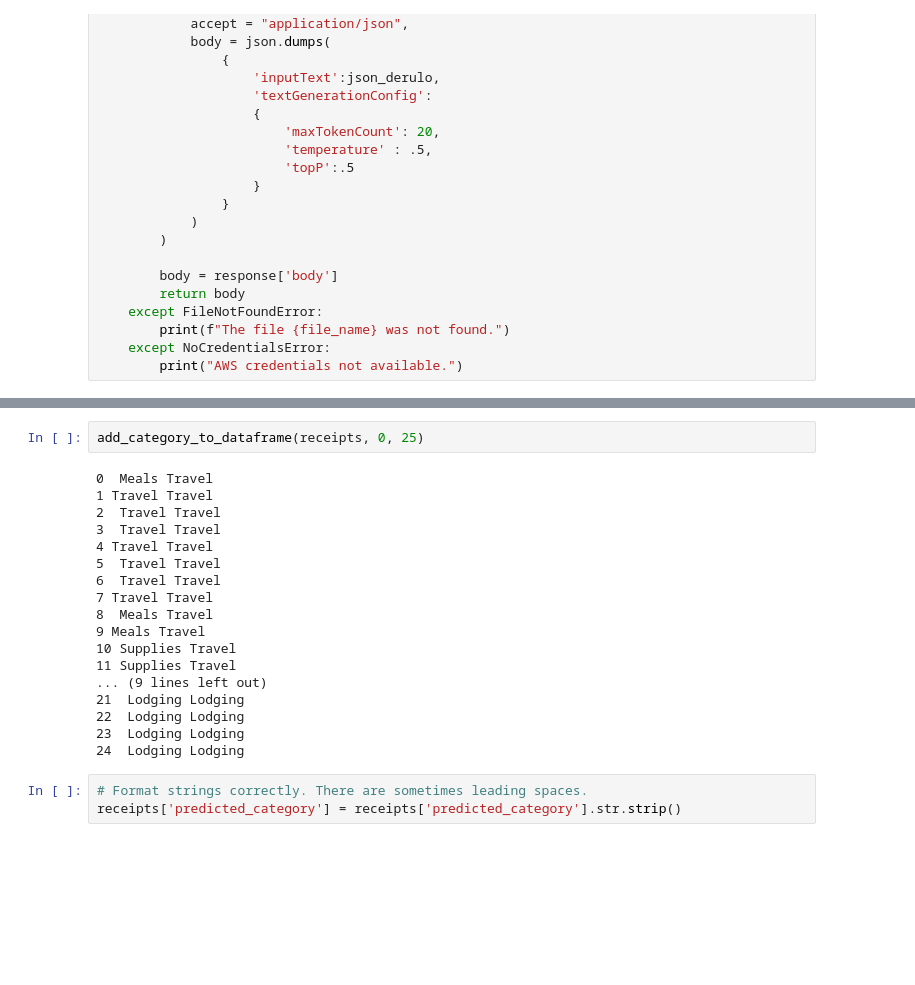
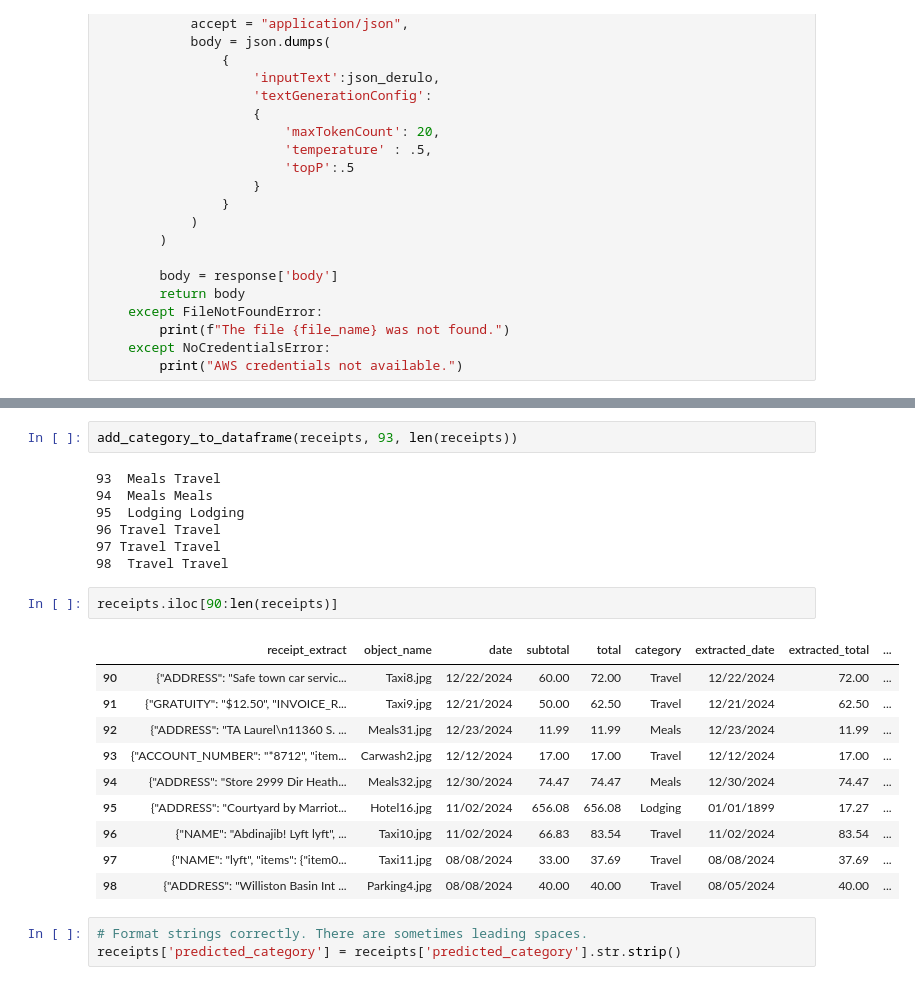
Before and after one commit to Callowlock/ReceiptProcessing, a Jupyter notebook: UploadReceiptsSaveTextract.ipynb, the cells around one changed output, grey strips where cells are left out. Cells and saved outputs as stored; diff of their text form; blank space fills up the shorter version.

```diff
--- a/UploadReceiptsSaveTextract.ipynb
+++ b/UploadReceiptsSaveTextract.ipynb
@@ -388,23 +508,25 @@ def add_category_to_dataframe(dataframe, start = 0, end = 1):
 # %%
-add_category_to_dataframe(receipts, 0, 25)
+add_category_to_dataframe(receipts, 93, len(receipts))
 # %% [output]
-0  Meals Travel
-1 Travel Travel
-2  Travel Travel
-3  Travel Travel
-4 Travel Travel
-5  Travel Travel
-6  Travel Travel
-7 Travel Travel
-8  Meals Travel
-9 Meals Travel
-10 Supplies Travel
-11 Supplies Travel
-... (9 lines left out)
-21  Lodging Lodging
-22  Lodging Lodging
-23  Lodging Lodging
-24  Lodging Lodging
+93  Meals Travel
+94  Meals Meals
+95  Lodging Lodging
+96 Travel Travel
+97 Travel Travel
+98  Travel Travel
+# %%
+receipts.iloc[90:len(receipts)]
+# %% [output]
+|  | receipt_extract | object_name | date | subtotal | total | category | extracted_date | extracted_total | ... |
+| 90 | {"ADDRESS": "Safe town car servic... | Taxi8.jpg | 12/22/2024 | 60.00 | 72.00 | Travel | 12/22/2024 | 72.00 | ... |
+| 91 | {"GRATUITY": "$12.50", "INVOICE_R... | Taxi9.jpg | 12/21/2024 | 50.00 | 62.50 | Travel | 12/21/2024 | 62.50 | ... |
+| 92 | {"ADDRESS": "TA Laurel\n11360 S. ... | Meals31.jpg | 12/23/2024 | 11.99 | 11.99 | Meals | 12/23/2024 | 11.99 | ... |
+| 93 | {"ACCOUNT_NUMBER": "*8712", "item... | Carwash2.jpg | 12/12/2024 | 17.00 | 17.00 | Travel | 12/12/2024 | 17.00 | ... |
+| 94 | {"ADDRESS": "Store 2999 Dir Heath... | Meals32.jpg | 12/30/2024 | 74.47 | 74.47 | Meals | 12/30/2024 | 74.47 | ... |
+| 95 | {"ADDRESS": "Courtyard by Marriot... | Hotel16.jpg | 11/02/2024 | 656.08 | 656.08 | Lodging | 01/01/1899 | 17.27 | ... |
+| 96 | {"NAME": "Abdinajib! Lyft lyft", ... | Taxi10.jpg | 11/02/2024 | 66.83 | 83.54 | Travel | 11/02/2024 | 83.54 | ... |
+| 97 | {"NAME": "lyft", "items": {"item0... | Taxi11.jpg | 08/08/2024 | 33.00 | 37.69 | Travel | 08/08/2024 | 37.69 | ... |
+| 98 | {"ADDRESS": "Williston Basin Int ... | Parking4.jpg | 08/08/2024 | 40.00 | 40.00 | Travel | 08/05/2024 | 40.00 | ... |
 # %%
 # Format strings correctly. There are sometimes leading spaces.
 receipts['predicted_category'] = receipts['predicted_category'].str.strip()
```
Also changed, not shown: parts of 41 cells of this notebook, 43 other files.
